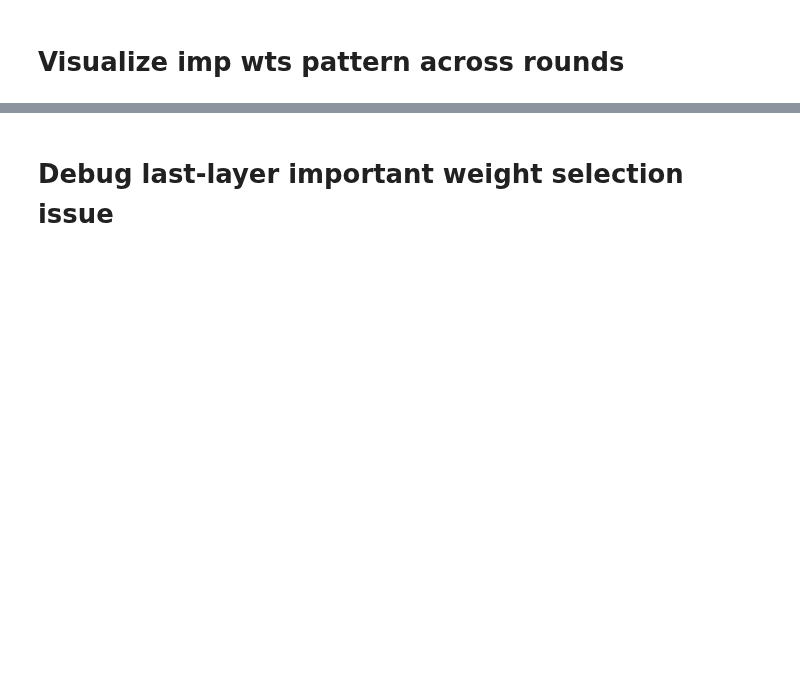
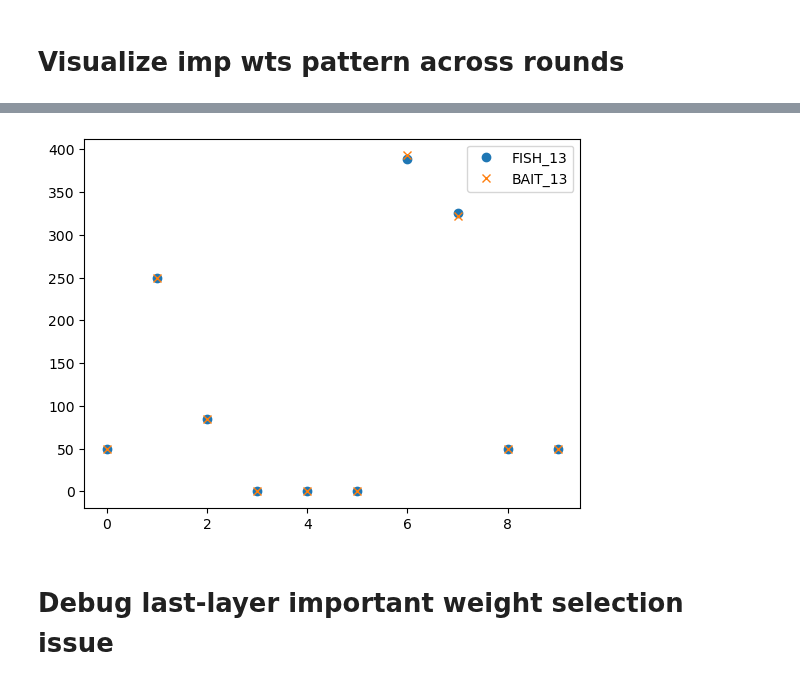
Before and after one commit to sgchr273/FisherMask, a Jupyter notebook: viz.ipynb, the cells around one changed output, grey strips where cells are left out. Saved outputs shown, nothing was run; the diff lists cells and outputs as text; code cells hidden in the pictures; blank space fills up the shorter version.

```diff
--- a/viz.ipynb
+++ b/viz.ipynb
@@ -6,0 +72,3 @@ type(imp_wts[0])
+# %%
+class_composition = [[Y_tr[idx].item() for idx in rd_idxs] for rd_idxs in queried_idxs]
+print(len(class_composition), len(class_composition[0]))
@@ -6,0 +77,5 @@ type(imp_wts[0])
+# %%
+for rd in range(14):
+    class_rd = [sum(np.array(class_composition[rd]) == cl) for cl in range(10)]
+    print(class_rd, sum(class_rd))
+# np.array(class_composition[0][:10]) == 0
@@ -6,0 +99,6 @@ type(imp_wts[0])
+# %%
+def find_class(idx_arr):
+    return idx_arr // 2500
+
+bait_qd_idxs = pickle.load(open("Save/Queried_idxs/" + "bait_queried_idxs_exper25K_2per" + ".p", "rb"))
+len(bait_qd_idxs)
@@ -6,0 +107,5 @@ type(imp_wts[0])
+# %%
+bait_class = [find_class(b) for b in bait_qd_idxs]
+for b_class in bait_class:
+    b_rd = [sum(b_class == cl) for cl in range(10)]
+    print(b_rd, sum(b_rd))
@@ -7,3 +133,12 @@ type(imp_wts[0])
+# %%
+for rd in range(13, 14):
+    plt.plot([sum(np.array(class_composition[rd]) == cl) for cl in range(10)], 'o', label=F'FISH_{rd}')
+    plt.plot([sum(bait_class[rd] == cl) for cl in range(10)], 'x', label=F'BAIT_{rd}')
+
+plt.legend()
+plt.show()
+# %% [output]
+[figure, added]
 # %% [markdown]
 # Debug last-layer important weight selection issue
 # %%
```
Also changed, not shown: parts of 13 cells of this notebook, 1 other file.
